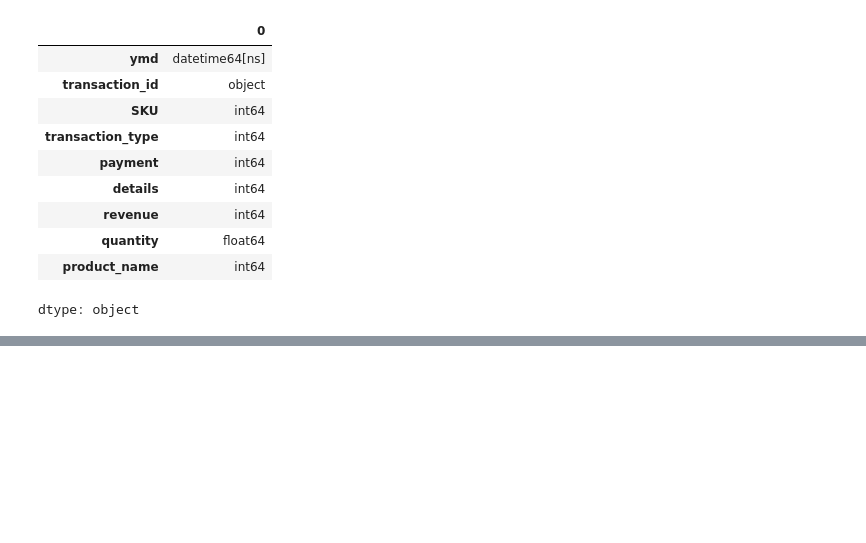
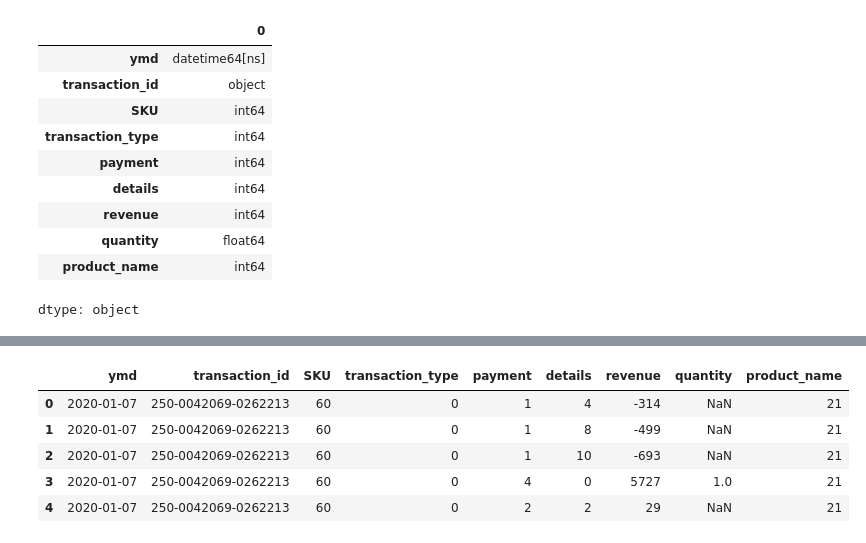
Before and after one commit to RYOTA2528/-Start-3-3, a Jupyter notebook: [DAY7]Matplotlib_Practice.ipynb, the cells around one changed output, grey strips where cells are left out. Cells and saved outputs as stored; diff of their text form; code cells hidden in the pictures; blank space fills up the shorter version.

```diff
--- a/[DAY7]Matplotlib_Practice.ipynb
+++ b/[DAY7]Matplotlib_Practice.ipynb
@@ -78,0 +130,9 @@ dtype: object
+# %%
+df.head(5)
+# %% [output]
+|  | ymd | transaction_id | SKU | transaction_type | payment | details | revenue | quantity | product_name |
+| 0 | 2020-01-07 | 250-0042069-0262213 | 60 | 0 | 1 | 4 | -314 | NaN | 21 |
+| 1 | 2020-01-07 | 250-0042069-0262213 | 60 | 0 | 1 | 8 | -499 | NaN | 21 |
+| 2 | 2020-01-07 | 250-0042069-0262213 | 60 | 0 | 1 | 10 | -693 | NaN | 21 |
+| 3 | 2020-01-07 | 250-0042069-0262213 | 60 | 0 | 4 | 0 | 5727 | 1.0 | 21 |
+| 4 | 2020-01-07 | 250-0042069-0262213 | 60 | 0 | 2 | 2 | 29 | NaN | 21 |
```
Also changed, not shown: parts of 5 cells of this notebook.
